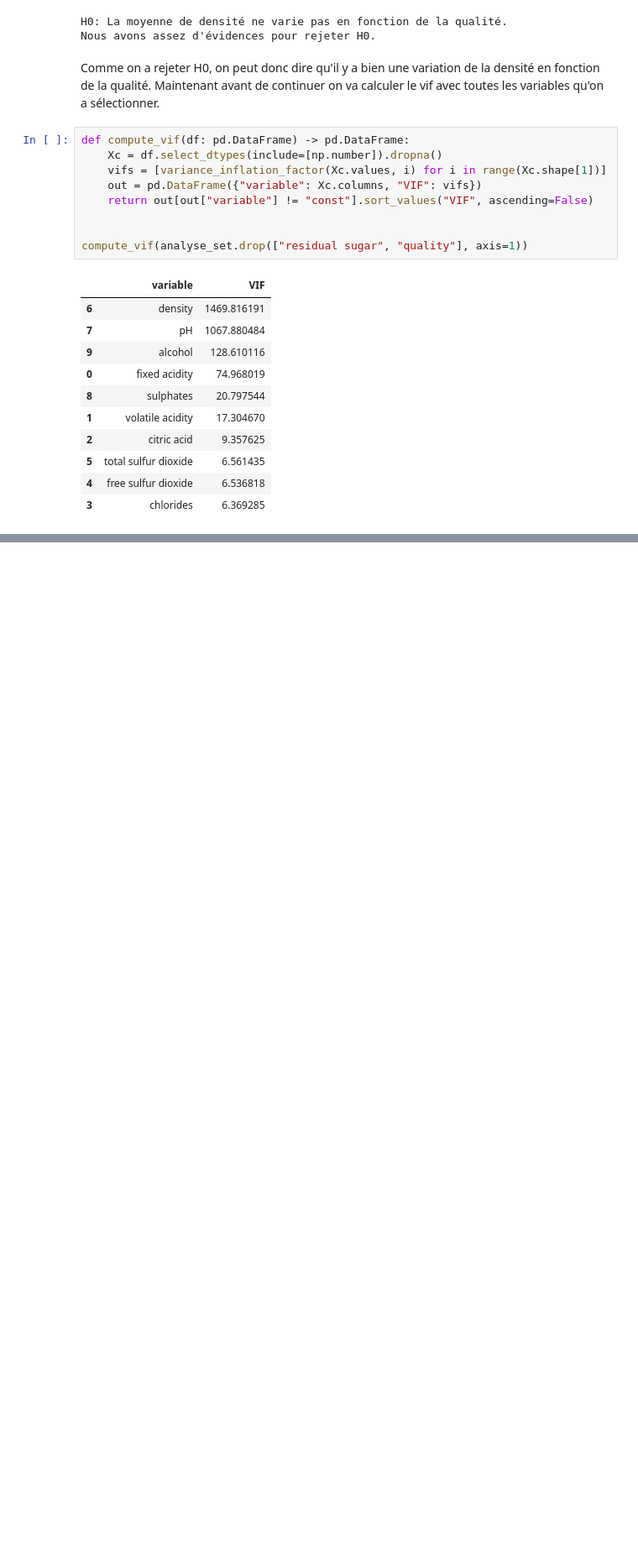
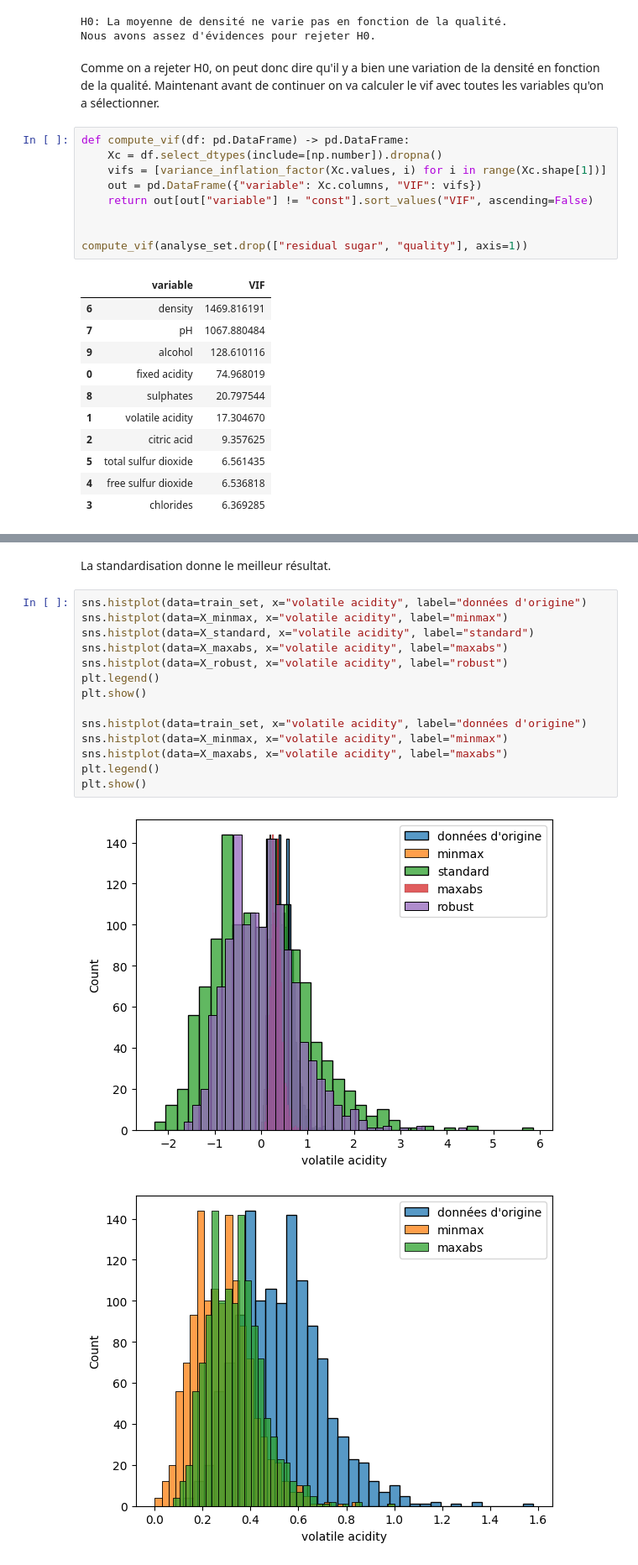
Before and after one commit to fmazur57u/WineQualityPrediction, a Jupyter notebook: winePrediction.ipynb, the cells around one changed output, grey strips where cells are left out. Shown at 84% size. Saved outputs shown, nothing was run; the diff lists cells and outputs as text; blank space fills up the shorter version.

```diff
--- a/winePrediction.ipynb
+++ b/winePrediction.ipynb
@@ -710,0 +753,19 @@ On a une explosion du vif pour la variable densité et le pH. Il faudrat donc ut
+# %% [markdown]
+La standardisation donne le meilleur résultat.
+# %%
+sns.histplot(data=train_set, x="volatile acidity", label="données d'origine")
+sns.histplot(data=X_minmax, x="volatile acidity", label="minmax")
+sns.histplot(data=X_standard, x="volatile acidity", label="standard")
+sns.histplot(data=X_maxabs, x="volatile acidity", label="maxabs")
+sns.histplot(data=X_robust, x="volatile acidity", label="robust")
+plt.legend()
+plt.show()
+
+sns.histplot(data=train_set, x="volatile acidity", label="données d'origine")
+sns.histplot(data=X_minmax, x="volatile acidity", label="minmax")
+sns.histplot(data=X_maxabs, x="volatile acidity", label="maxabs")
+plt.legend()
+plt.show()
+# %% [output]
+[figure, added]
+[figure, added]
```
Also changed, not shown: parts of 23 cells of this notebook.
